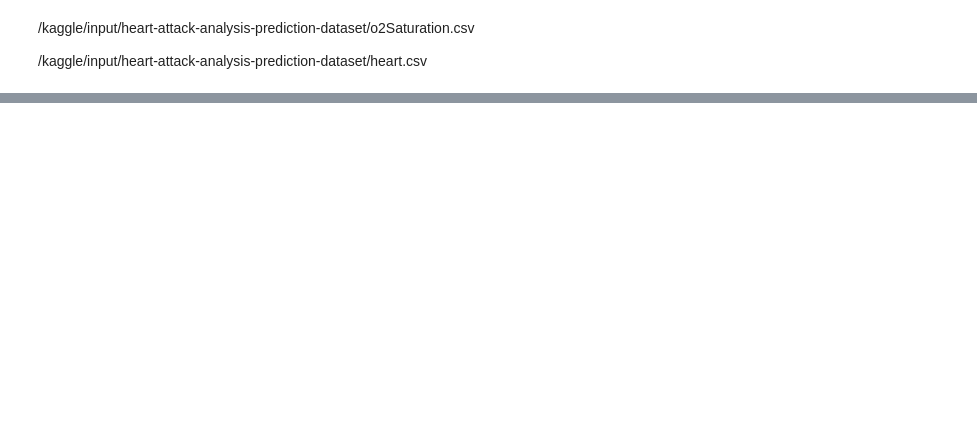
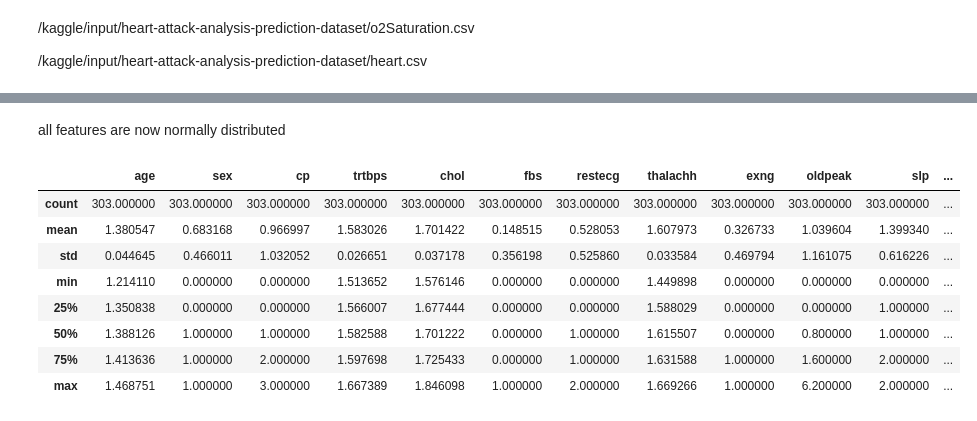
Before and after one commit to nrarifahmed/eda, a Jupyter notebook: Heart_Attack_Data.ipynb, the cells around one changed output, grey strips where cells are left out. Saved outputs shown, nothing was run; the diff lists cells and outputs as text; code cells hidden in the pictures; blank space fills up the shorter version.

```diff
--- a/Heart_Attack_Data.ipynb
+++ b/Heart_Attack_Data.ipynb
@@ -197,0 +177,14 @@ ax.show()
+# %% [markdown]
+all features are now normally distributed
+# %%
+df.describe()
+# %% [output]
+|  | age | sex | cp | trtbps | chol | fbs | restecg | thalachh | exng | oldpeak | slp | ... |
+| count | 303.000000 | 303.000000 | 303.000000 | 303.000000 | 303.000000 | 303.000000 | 303.000000 | 303.000000 | 303.000000 | 303.000000 | 303.000000 | ... |
+| mean | 1.380547 | 0.683168 | 0.966997 | 1.583026 | 1.701422 | 0.148515 | 0.528053 | 1.607973 | 0.326733 | 1.039604 | 1.399340 | ... |
+| std | 0.044645 | 0.466011 | 1.032052 | 0.026651 | 0.037178 | 0.356198 | 0.525860 | 0.033584 | 0.469794 | 1.161075 | 0.616226 | ... |
+| min | 1.214110 | 0.000000 | 0.000000 | 1.513652 | 1.576146 | 0.000000 | 0.000000 | 1.449898 | 0.000000 | 0.000000 | 0.000000 | ... |
+| 25% | 1.350838 | 0.000000 | 0.000000 | 1.566007 | 1.677444 | 0.000000 | 0.000000 | 1.588029 | 0.000000 | 0.000000 | 1.000000 | ... |
+| 50% | 1.388126 | 1.000000 | 1.000000 | 1.582588 | 1.701222 | 0.000000 | 1.000000 | 1.615507 | 0.000000 | 0.800000 | 1.000000 | ... |
+| 75% | 1.413636 | 1.000000 | 2.000000 | 1.597698 | 1.725433 | 0.000000 | 1.000000 | 1.631588 | 1.000000 | 1.600000 | 2.000000 | ... |
+| max | 1.468751 | 1.000000 | 3.000000 | 1.667389 | 1.846098 | 1.000000 | 2.000000 | 1.669266 | 1.000000 | 6.200000 | 2.000000 | ... |
```
Also changed, not shown: parts of 38 cells of this notebook.
